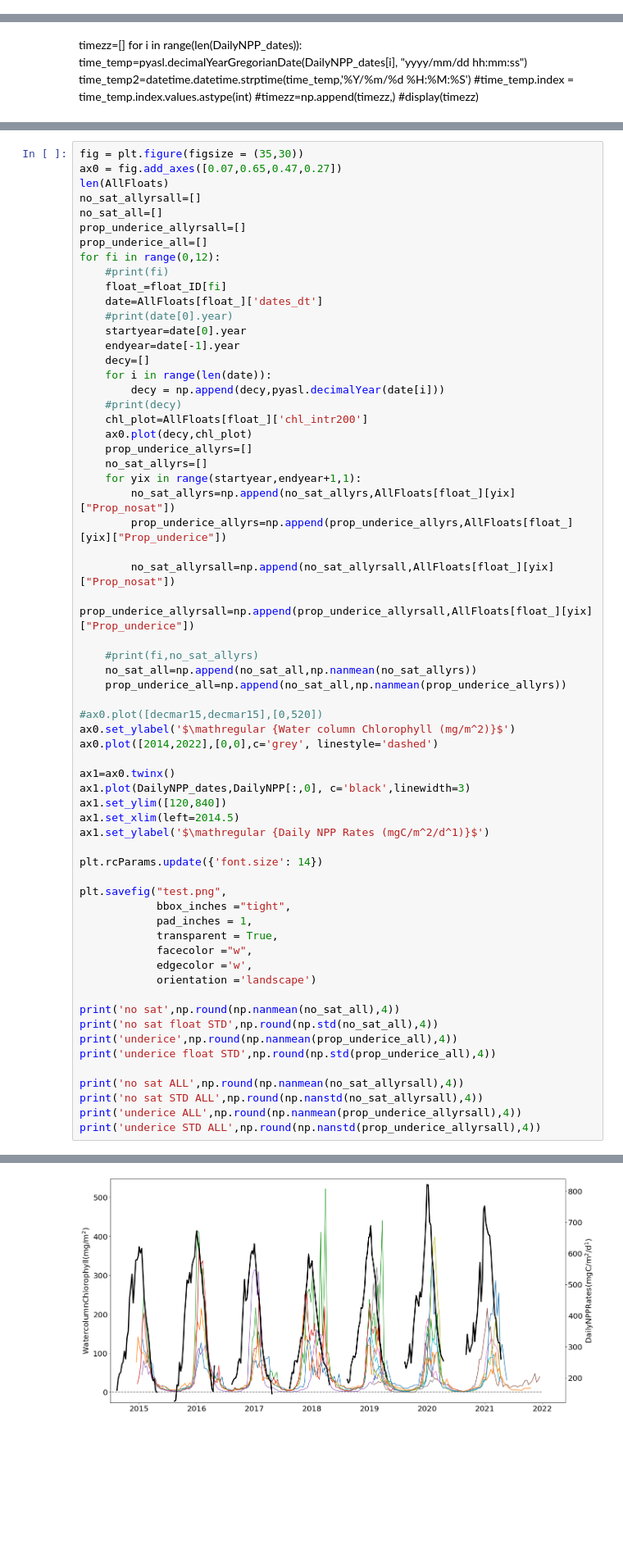
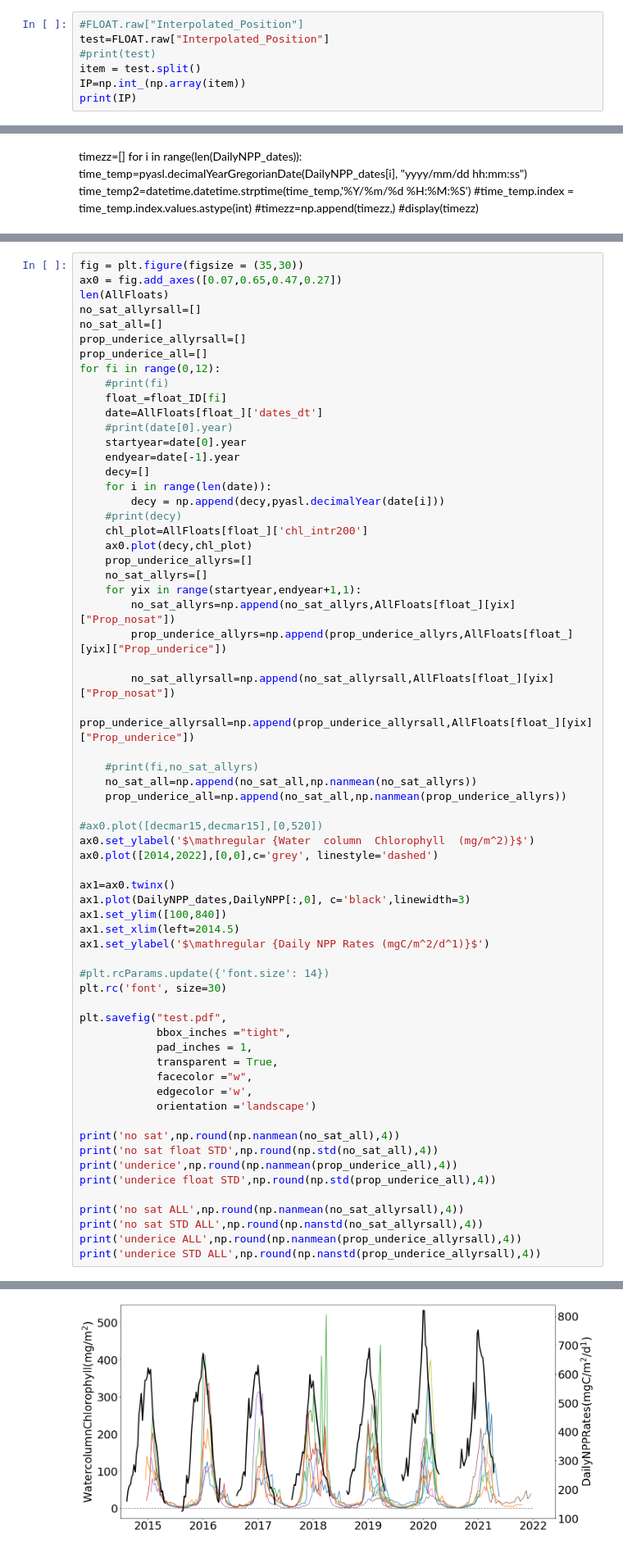
Before and after one commit to ClaraCDouglas/net_community_production, a Jupyter notebook: notebooks/FromBieito/UnderIceAnalysis.ipynb, the cells around one changed output, grey strips where cells are left out. Shown at 82% size. Drawn from its saved outputs; the diff is of its cells as text; blank space fills up the shorter version.

Commit message:
Make floatVsatellite plot a vector for poster

```diff
--- a/notebooks/FromBieito/UnderIceAnalysis.ipynb
+++ b/notebooks/FromBieito/UnderIceAnalysis.ipynb
@@ -50,3 +50,10 @@ print("This float is WMO code: %s"%(FLOAT.gr["WMO_code"]))
 dict_keys(['depth', 'date', 'date_dt', 'Lon', 'Lat', 'code', 'WMO_code', 'Pressure', 'Temperature', 'Salinity', 'SA', 'CT', 'Sigma_theta', 'gamma_n', 'N2', 'PV', 'Oxygen', 'OxygenSat', 'Nitrate', 'DIC ...
 dict_keys(['Oxygen', 'OxygenSat', 'Nitrate', 'DIC_LIAR', 'TALK_LIAR', 'pCO2_LIAR', 'Chl_a', 'Chl_a_corr', 'POC'])
 This float is WMO code: 5904471
+# %%
+#FLOAT.raw["Interpolated_Position"]
+test=FLOAT.raw["Interpolated_Position"]
+#print(test)
+item = test.split()
+IP=np.int_(np.array(item))
+print(IP)
@@ -1034,41 +1076,42 @@ for fi in range(0,12):
     prop_underice_all=np.append(no_sat_all,np.nanmean(prop_underice_allyrs))
 
 #ax0.plot([decmar15,decmar15],[0,520])
-ax0.set_ylabel('$\mathregular {Water column Chlorophyll (mg/m^2)}$')
+ax0.set_ylabel('$\mathregular {Water  column  Chlorophyll  (mg/m^2)}$')
 ax0.plot([2014,2022],[0,0],c='grey', linestyle='dashed')
 
 ax1=ax0.twinx()
 ax1.plot(DailyNPP_dates,DailyNPP[:,0], c='black',linewidth=3)
-ax1.set_ylim([120,840])
+ax1.set_ylim([100,840])
 ax1.set_xlim(left=2014.5)
 ax1.set_ylabel('$\mathregular {Daily NPP Rates (mgC/m^2/d^1)}$')
 
-plt.rcParams.update({'font.size': 14})
+#plt.rcParams.update({'font.size': 14})
+plt.rc('font', size=30)
 
-plt.savefig("test.png",
+plt.savefig("test.pdf",
             bbox_inches ="tight",
             pad_inches = 1,
             transparent = True,
             facecolor ="w",
             edgecolor ='w',
             orientation ='landscape')
 
 print('no sat',np.round(np.nanmean(no_sat_all),4))
 print('no sat float STD',np.round(np.std(no_sat_all),4))
 print('underice',np.round(np.nanmean(prop_underice_all),4))
 print('underice float STD',np.round(np.std(prop_underice_all),4))
 
 print('no sat ALL',np.round(np.nanmean(no_sat_allyrsall),4))
 print('no sat STD ALL',np.round(np.nanstd(no_sat_allyrsall),4))
 print('underice ALL',np.round(np.nanmean(prop_underice_allyrsall),4))
 print('underice STD ALL',np.round(np.nanstd(prop_underice_allyrsall),4))
 # %% [output]
 no sat 0.1667
 no sat float STD 0.0894
 underice 0.1604
 underice float STD 0.0887
 no sat ALL 0.17
 no sat STD ALL 0.1846
 underice ALL 0.1005
 underice STD ALL 0.0675
-[figure, old version]
+[figure, new version]
```
Also changed, not shown: parts of 6 cells of this notebook, 2 other files.
